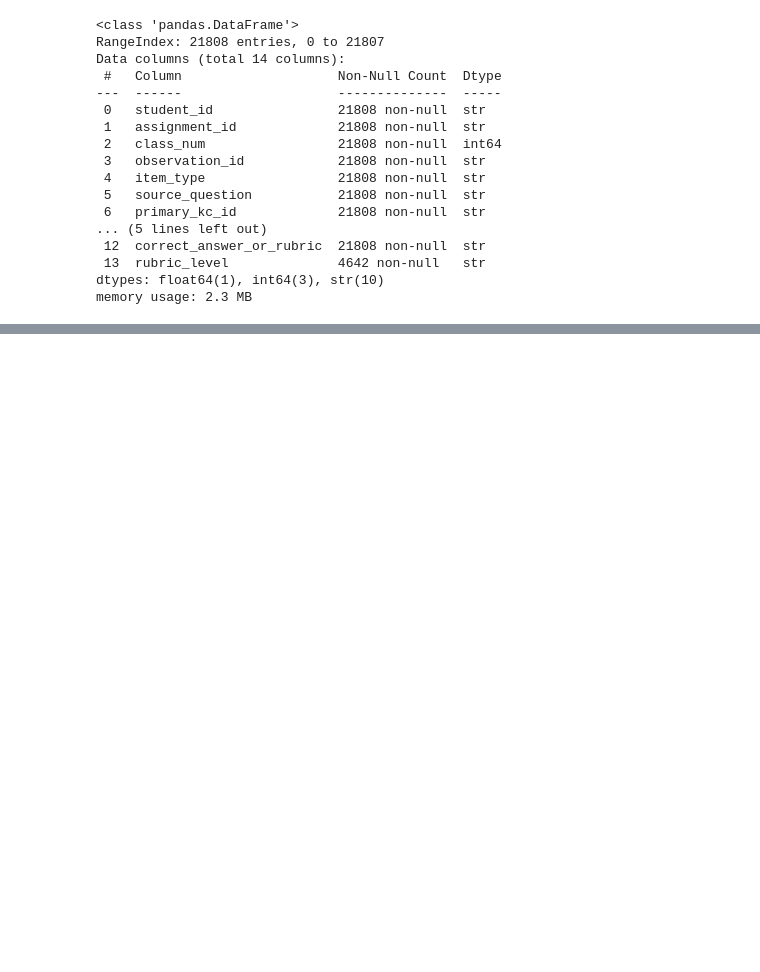
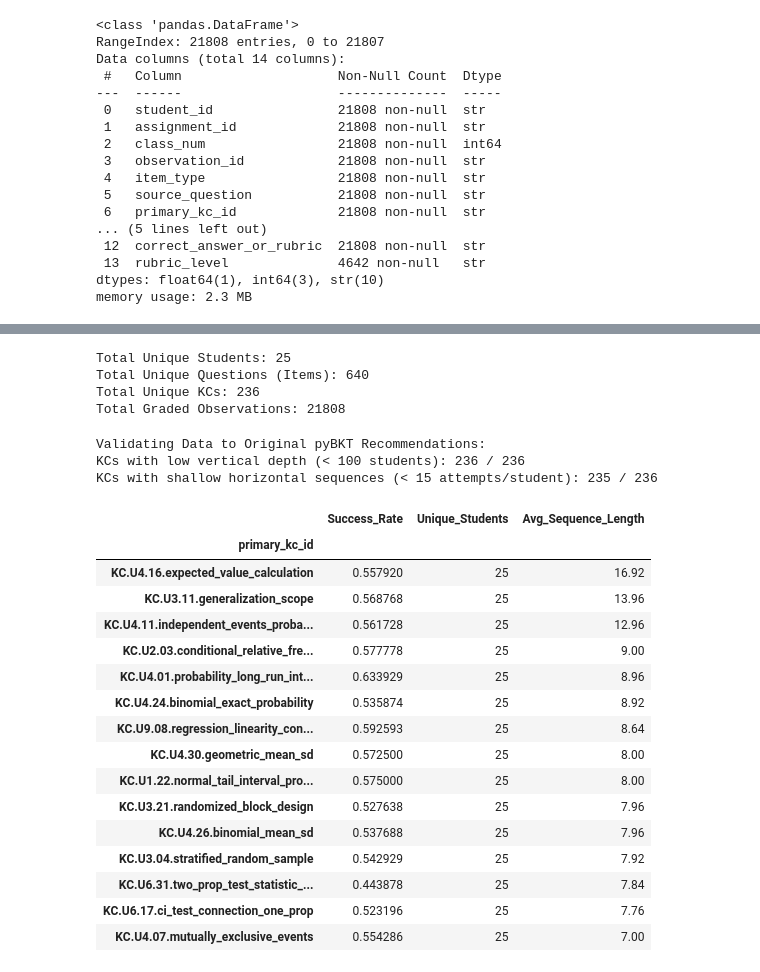
Before and after one commit to mailysg8/ai-student-progress-tracker, a Jupyter notebook: notebooks/wk3_best_subset.ipynb, the cells around one changed output, grey strips where cells are left out. Cells and saved outputs as stored; diff of their text form; code cells hidden in the pictures; blank space fills up the shorter version.

```diff
--- a/notebooks/wk3_best_subset.ipynb
+++ b/notebooks/wk3_best_subset.ipynb
@@ -47,0 +195,63 @@ data.head()
+# %%
+total_students = data['student_id'].nunique()
+total_questions = data['source_question'].nunique()
+total_kcs = data['primary_kc_id'].nunique()
+total_obs = len(data)
+
+print(f"Total Unique Students: {total_students}")
+print(f"Total Unique Questions (Items): {total_questions}")
+print(f"Total Unique KCs: {total_kcs}")
+print(f"Total Graded Observations: {total_obs}\n")
+# %% [output]
+Total Unique Students: 25
+Total Unique Questions (Items): 640
+Total Unique KCs: 236
+Total Graded Observations: 21808
+# %%
+kc_success = data.groupby('primary_kc_id')['score'].mean()
+
+print("Validating Data to Original pyBKT Recommendations:")
+# 1. Vertical Depth: How many unique students attempted each KC?
+students_per_kc = data.groupby('primary_kc_id')['student_id'].nunique()
+low_depth_kcs = students_per_kc[students_per_kc < 100]
+
+# 2. Horizontal Sequence: Average number of practice opportunities (attempts) a student gets per KC
+attempts_per_student_per_kc = data.groupby(['primary_kc_id', 'student_id']).size().reset_index(name='sequence_length')
+
+avg_sequence_per_kc = attempts_per_student_per_kc.groupby('primary_kc_id')['sequence_length'].mean()
+short_sequence_kcs = avg_sequence_per_kc[avg_sequence_per_kc < 15]
+
+print(f"KCs with low vertical depth (< 100 students): {len(low_depth_kcs)} / {total_kcs}")
+print(f"KCs with shallow horizontal sequences (< 15 attempts/student): {len(short_sequence_kcs)} / {total_kcs}\n")
+
+#
+kc_summary = pd.DataFrame({
+    'Success_Rate': kc_success,
+    'Unique_Students': students_per_kc,
+    'Avg_Sequence_Length': avg_sequence_per_kc
+})
+
+
+#print(kc_summary.head(10).to_string())
+kc_summary.sort_values('Avg_Sequence_Length', ascending=False).head(15)
+# %% [output]
+Validating Data to Original pyBKT Recommendations:
+KCs with low vertical depth (< 100 students): 236 / 236
+KCs with shallow horizontal sequences (< 15 attempts/student): 235 / 236
+|  | Success_Rate | Unique_Students | Avg_Sequence_Length |
+| primary_kc_id |  |  |  |
+| KC.U4.16.expected_value_calculation | 0.557920 | 25 | 16.92 |
+| KC.U3.11.generalization_scope | 0.568768 | 25 | 13.96 |
+| KC.U4.11.independent_events_proba... | 0.561728 | 25 | 12.96 |
+| KC.U2.03.conditional_relative_fre... | 0.577778 | 25 | 9.00 |
+| KC.U4.01.probability_long_run_int... | 0.633929 | 25 | 8.96 |
+| KC.U4.24.binomial_exact_probability | 0.535874 | 25 | 8.92 |
+| KC.U9.08.regression_linearity_con... | 0.592593 | 25 | 8.64 |
+| KC.U4.30.geometric_mean_sd | 0.572500 | 25 | 8.00 |
+| KC.U1.22.normal_tail_interval_pro... | 0.575000 | 25 | 8.00 |
+| KC.U3.21.randomized_block_design | 0.527638 | 25 | 7.96 |
+| KC.U4.26.binomial_mean_sd | 0.537688 | 25 | 7.96 |
+| KC.U3.04.stratified_random_sample | 0.542929 | 25 | 7.92 |
+| KC.U6.31.two_prop_test_statistic_... | 0.443878 | 25 | 7.84 |
+| KC.U6.17.ci_test_connection_one_prop | 0.523196 | 25 | 7.76 |
+| KC.U4.07.mutually_exclusive_events | 0.554286 | 25 | 7.00 |
```
Also changed, not shown: parts of 16 cells of this notebook, 1 other file.
